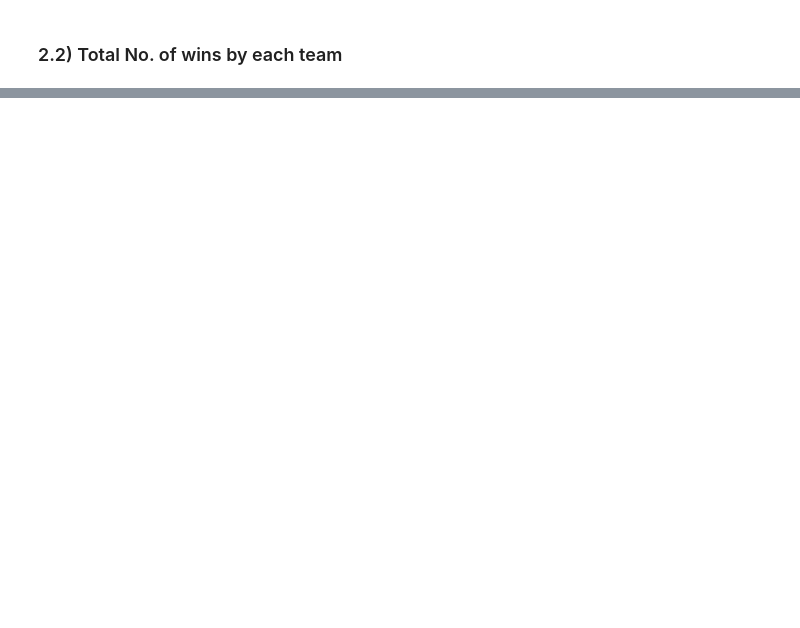
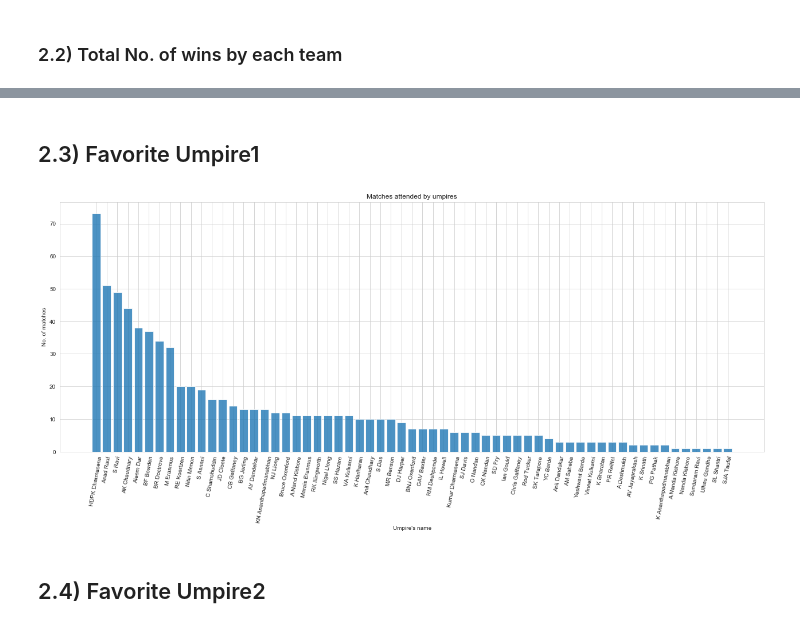
Before and after one commit to AmanAswal/Data-Analysis, a Jupyter notebook: IPL/main.ipynb, the cells around one changed output, grey strips where cells are left out. Saved outputs shown, nothing was run; the diff lists cells and outputs as text; code cells hidden in the pictures; blank space fills up the shorter version.

```diff
--- a/IPL/main.ipynb
+++ b/IPL/main.ipynb
@@ -106,0 +107,17 @@ plt.show()
+# %% [markdown]
+## 2.3) Favorite Umpire1
+# %%
+ump = pd.DataFrame(df['umpire1'].value_counts())
+ump['name']=ump.index
+# %%
+plt.figure(figsize=(22,8))
+plt.bar(ump['name'], ump['umpire1'], alpha=0.8)
+plt.xticks(rotation=80)
+plt.title('Matches attended by umpires')
+plt.ylabel('No. of matches')
+plt.xlabel("Umpire's name")
+plt.show()
+# %% [output]
+[figure, added]
+# %% [markdown]
+## 2.4) Favorite Umpire2
```
Also changed, not shown: parts of 8 cells of this notebook.
